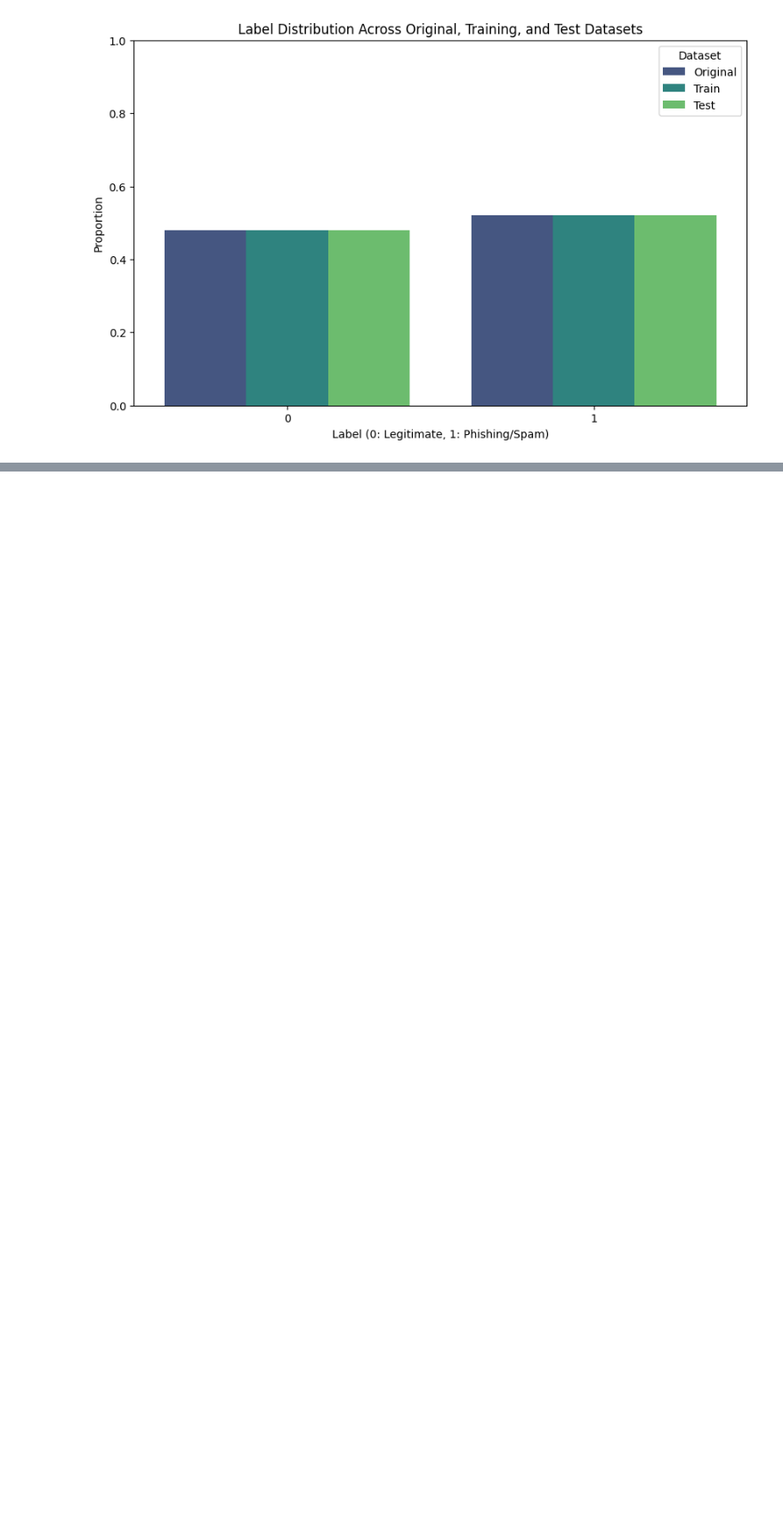
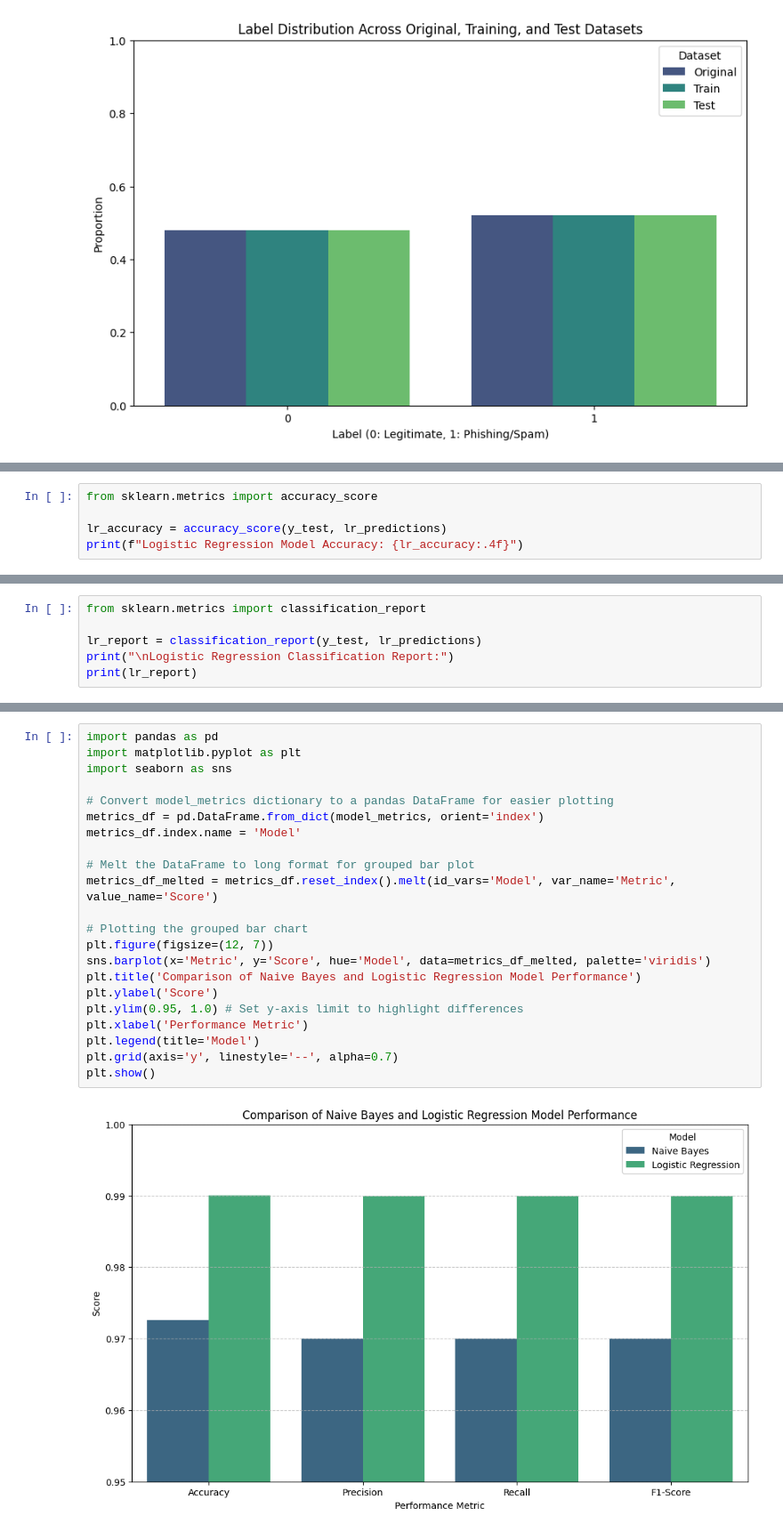
Before and after one commit to Inn0cent-Zer0/AI_detection_phishing_mails, a Jupyter notebook: AI_phishing_detection.ipynb, the cells around one changed output, grey strips where cells are left out. Shown at 89% size. Drawn from its saved outputs; the diff is of its cells as text; blank space fills up the shorter version.

```diff
--- a/AI_phishing_detection.ipynb
+++ b/AI_phishing_detection.ipynb
@@ -746,0 +799,5 @@ plt.show()
+# %%
+from sklearn.metrics import accuracy_score
+
+lr_accuracy = accuracy_score(y_test, lr_predictions)
+print(f"Logistic Regression Model Accuracy: {lr_accuracy:.4f}")
@@ -746,0 +806,6 @@ plt.show()
+# %%
+from sklearn.metrics import classification_report
+
+lr_report = classification_report(y_test, lr_predictions)
+print("\nLogistic Regression Classification Report:")
+print(lr_report)
@@ -746,0 +901,24 @@ plt.show()
+# %%
+import pandas as pd
+import matplotlib.pyplot as plt
+import seaborn as sns
+
+# Convert model_metrics dictionary to a pandas DataFrame for easier plotting
+metrics_df = pd.DataFrame.from_dict(model_metrics, orient='index')
+metrics_df.index.name = 'Model'
+
+# Melt the DataFrame to long format for grouped bar plot
+metrics_df_melted = metrics_df.reset_index().melt(id_vars='Model', var_name='Metric', value_name='Score')
+
+# Plotting the grouped bar chart
+plt.figure(figsize=(12, 7))
+sns.barplot(x='Metric', y='Score', hue='Model', data=metrics_df_melted, palette='viridis')
+plt.title('Comparison of Naive Bayes and Logistic Regression Model Performance')
+plt.ylabel('Score')
+plt.ylim(0.95, 1.0) # Set y-axis limit to highlight differences
+plt.xlabel('Performance Metric')
+plt.legend(title='Model')
+plt.grid(axis='y', linestyle='--', alpha=0.7)
+plt.show()
+# %% [output]
+[figure, added]
```
Also changed, not shown: parts of 25 cells of this notebook.
